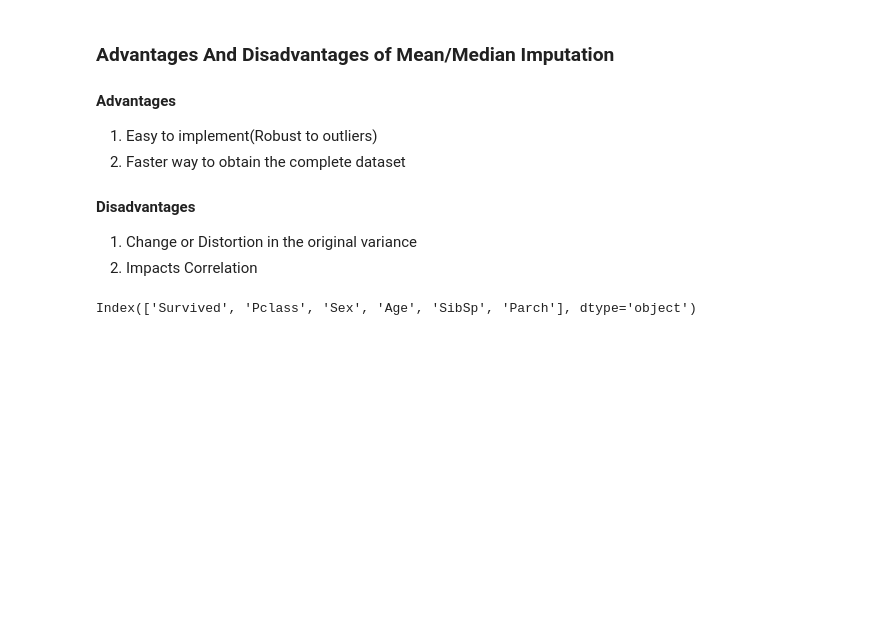
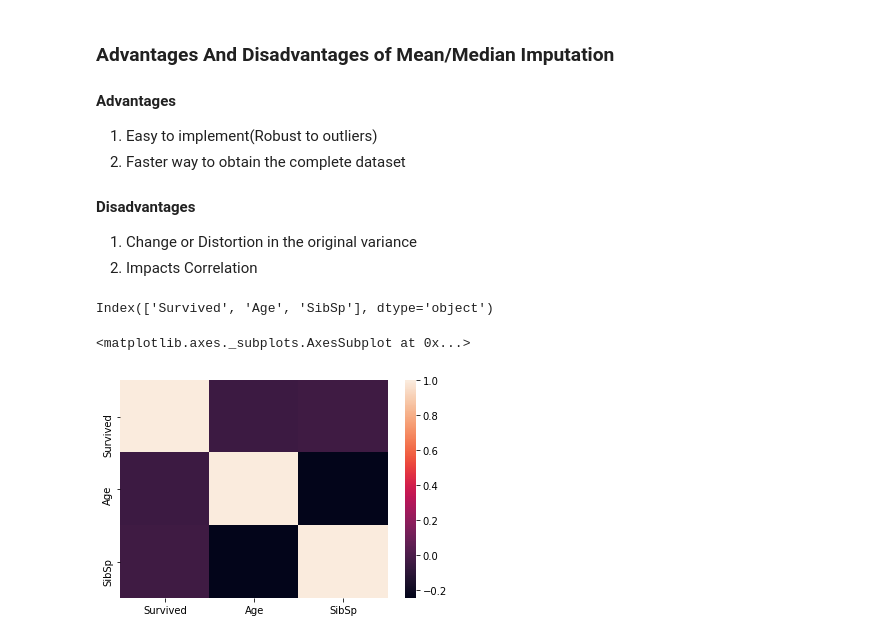
Before and after one commit to varunraj42/First_Repo, a Jupyter notebook: Copy_of_Feature_Engineering_MeanMedianDay_1.ipynb, the cells around one changed output. Saved outputs shown, nothing was run; the diff lists cells and outputs as text; code cells hidden in the pictures; blank space fills up the shorter version.

```diff
--- a/Copy_of_Feature_Engineering_MeanMedianDay_1.ipynb
+++ b/Copy_of_Feature_Engineering_MeanMedianDay_1.ipynb
@@ -313,15 +291,21 @@ from sklearn.model_selection import train_test_split
 from sklearn.linear_model import LogisticRegression
 from sklearn.metrics import confusion_matrix, accuracy_score
 # %%
-titanic = titanic.drop(['Surv_desc','Age_eval'],axis=1)
+titanic = titanic.drop(['Surv_desc','Age_eval','Age_null','Cabin_null','Parch_eval','Pclass_eval','sex_male',
+'sex_female','Parch','Pclass', 'Sex'],axis=1)
 titanic.columns
 # %% [output]
-Index(['Survived', 'Pclass', 'Sex', 'Age', 'SibSp', 'Parch'], dtype='object')
+Index(['Survived', 'Age', 'SibSp'], dtype='object')
 # %%
-titanic['Sex'] = np.where(titanic['Sex']=='male',1,0)
+# titanic['Sex'] = np.where(titanic['Sex']=='male',1,0)
 # %%
 features = titanic.drop(['Survived'],axis=1)
 target = titanic['Survived']
+# %%
+sns.heatmap(titanic.corr())
+# %% [output]
+<matplotlib.axes._subplots.AxesSubplot at 0x...>
+[figure, added]
 # %%
 X_train,X_test,y_train,y_test = train_test_split(features, target, test_size=0.30, random_state=101)
 # %%
```
Also changed, not shown: parts of 25 cells of this notebook.
